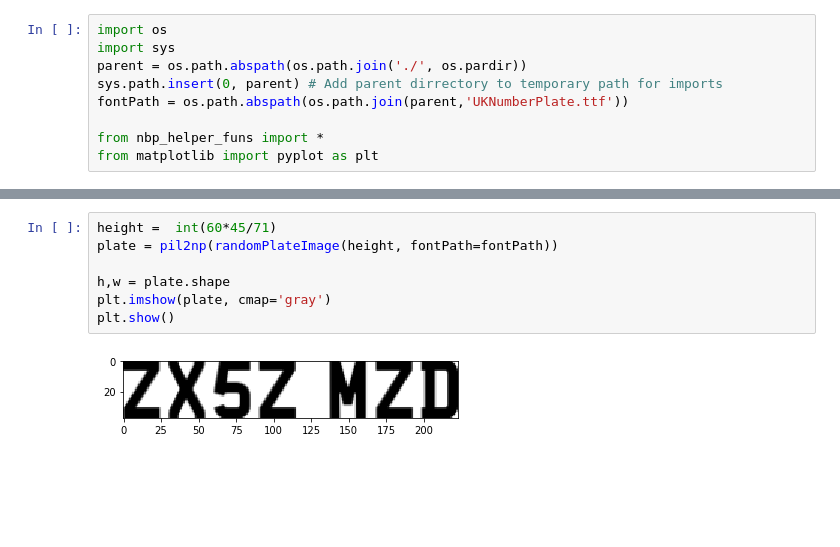
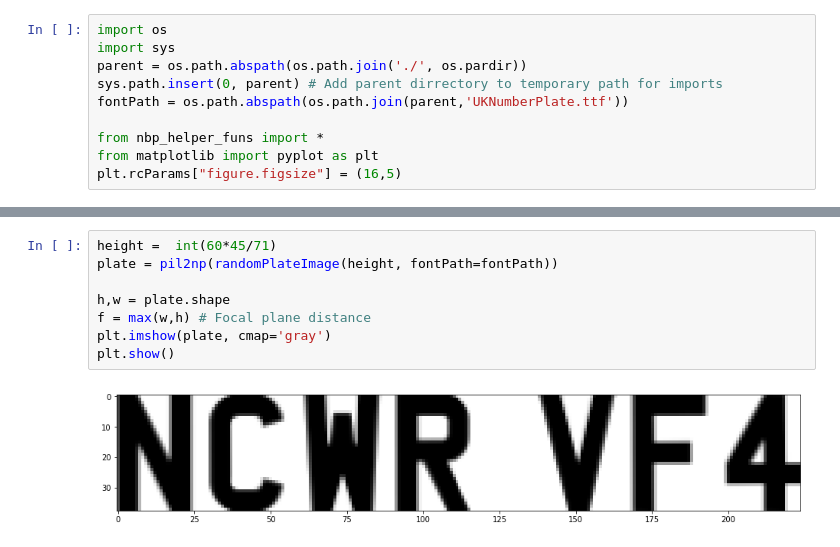
Before and after one commit to Mitch722/NBP-DemoClient-User, a Jupyter notebook: jupyter notebook examples/3D_plate_rotation.ipynb, the cells around one changed output, grey strips where cells are left out. Saved outputs shown, nothing was run; the diff lists cells and outputs as text; blank space fills up the shorter version.

Commit message:
Figured out 3D rotation
- Actually figured out propper 3D rotatinon of the images
- Removed nbp_bot_2.py as it was currently just s copy of nbp_bot_1.py

```diff
--- a/jupyter notebook examples/3D_plate_rotation.ipynb
+++ b/jupyter notebook examples/3D_plate_rotation.ipynb
@@ -7,3 +7,4 @@ fontPath = os.path.abspath(os.path.join(parent,'UKNumberPlate.ttf'))
 
 from nbp_helper_funs import *
 from matplotlib import pyplot as plt
+plt.rcParams["figure.figsize"] = (16,5)
@@ -14,9 +21,10 @@ It currently takes a lot of time to generate the randomly distorted plate images
 # %%
 height =  int(60*45/71)
 plate = pil2np(randomPlateImage(height, fontPath=fontPath))
 
 h,w = plate.shape
+f = max(w,h) # Focal plane distance
 plt.imshow(plate, cmap='gray')
 plt.show()
 # %% [output]
-[figure, old version]
+[figure, new version]
```
Also changed, not shown: parts of 11 cells of this notebook, 2 other files.
